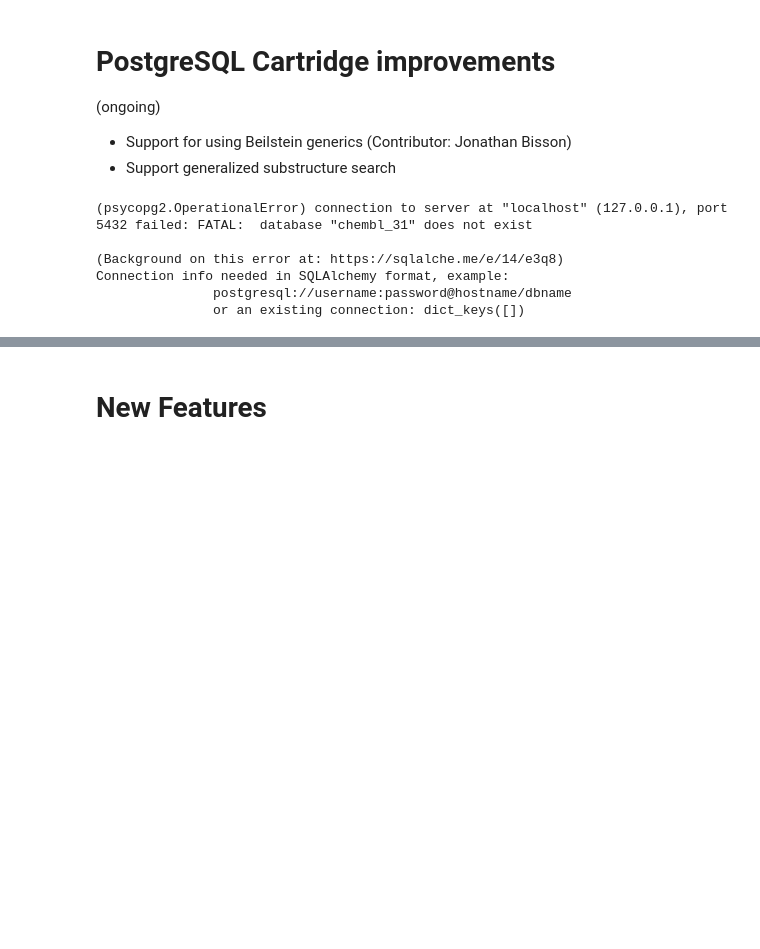
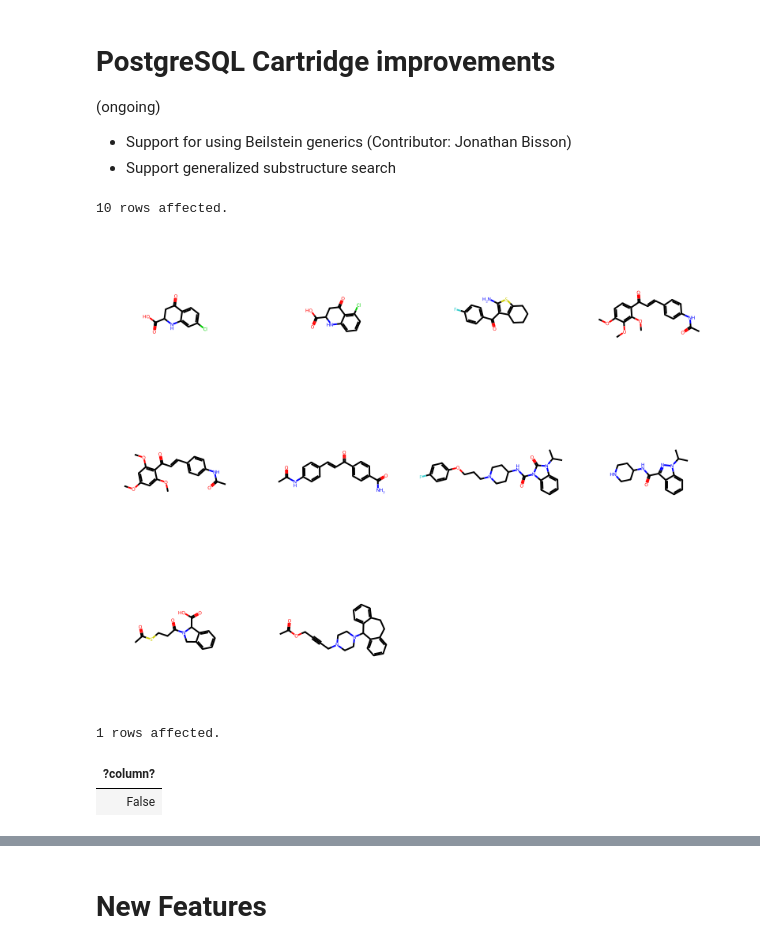
Before and after one commit to rdkit/UGM_2023, a Jupyter notebook: Notebooks/Landrum_WhatsNew.ipynb, the cells around one changed output, grey strips where cells are left out. Drawn from its saved outputs; the diff is of its cells as text; code cells hidden in the pictures; blank space fills up the shorter version.

```diff
--- a/Notebooks/Landrum_WhatsNew.ipynb
+++ b/Notebooks/Landrum_WhatsNew.ipynb
@@ -124,10 +130,18 @@ This affect the JavaScript wrappers as well as the CFFI interface
 # %%
 d = %sql postgresql://localhost/chembl_31 \
-  select * from rdk.mols where m@>'O=C(-*)(-*) |$;;ARY_p;ARY_p$|' limit 10;
+  select * from rdk.million_mols where m @>> mol_adjust_query_properties('O=C(-*)(-*) |$;;ARY_p;ARY_p$|'::mol, \
+                        '{"adjustDegree": false, "makeDummiesQueries": true}')\
+            order by molregno asc limit 10;
+ms = [Chem.MolFromSmiles(y) for x,y in d]
+Draw.MolsToGridImage(ms,molsPerRow=4)
 # %% [output]
-(psycopg2.OperationalError) connection to server at "localhost" (127.0.0.1), port 5432 failed: FATAL:  database "chembl_31" does not exist
-
-(Background on this error at: https://sqlalche.me/e/14/e3q8)
-Connection info needed in SQLAlchemy format, example:
-               postgresql://username:password@hostname/dbname
-               or an existing connection: dict_keys([])
+10 rows affected.
+[figure, added]
+# %%
+%sql postgresql://localhost/chembl_31 \
+  select  'CC(=O)C'::mol @>> mol_adjust_query_properties('O=C(-*)(-*) |$;;ARY_p;ARY_p$|'::mol, \
+                        '{"setGenericQueryFromProperties": true, "adjustDegree": false}');
+# %% [output]
+1 rows affected.
+| ?column? |
+| False |
```
Also changed, not shown: parts of 139 cells of this notebook, 1 other file.
